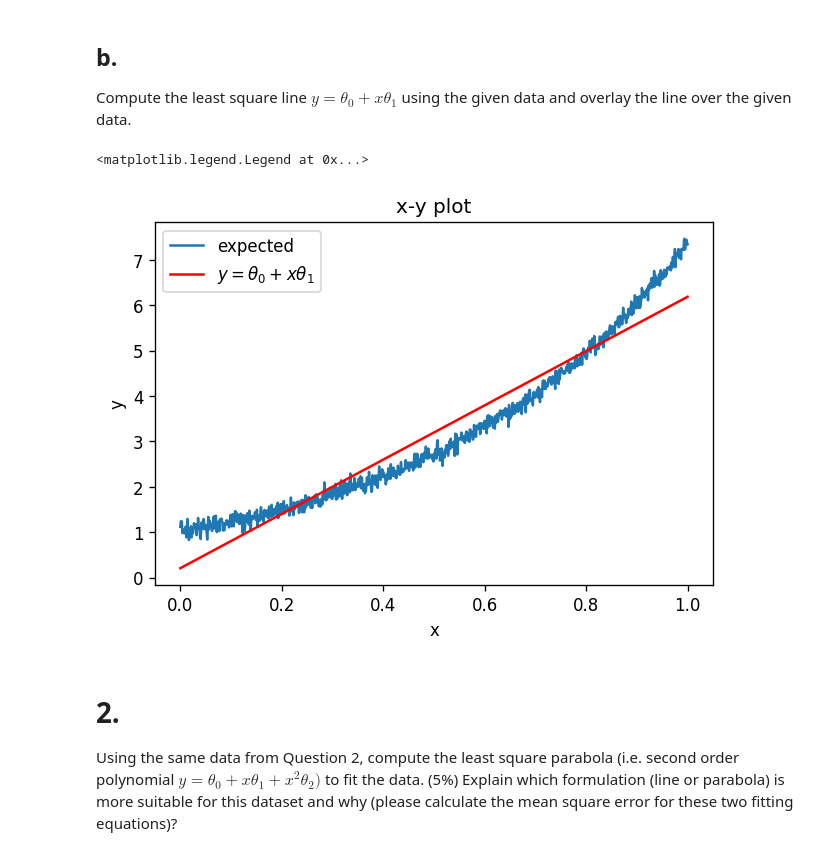
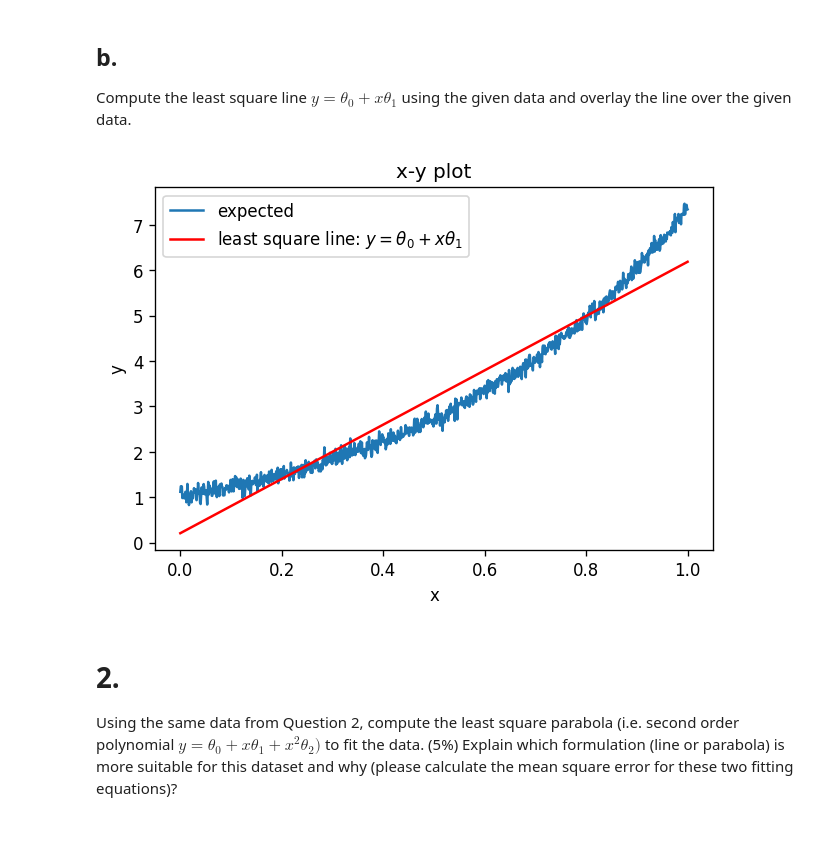
Before and after one commit to mequanent/Deep-Learning, a Jupyter notebook: Maths_for_Deep_Learning.ipynb, the cells around one changed output. Cells and saved outputs as stored; diff of their text form; code cells hidden in the pictures.

```diff
--- a/Maths_for_Deep_Learning.ipynb
+++ b/Maths_for_Deep_Learning.ipynb
@@ -57,16 +59,26 @@ Y1 = θ10 + θ11 * x
 # %%
-# plot y = θ10 + xθ11
+# plot function made common for both linear and quadratic linear regression
+def linear_regression_plot(flag):
+  """ flag to be a string with values either linear or quadratic """
+  plt.figure(num=0, dpi=120)
+  plt.plot(x, y, label = r"expected")
+  if flag == "linear":
+    plt.plot(x, linear_regression(x, y), "r",
+             label="least square line: $y=θ_0+xθ_1$")
+  elif flag == "quadratic":
+    plt.plot(x, quadratic_linear_regression(x, y), "r",
+             label="least square line: $y=θ_0+xθ_1+x^2θ_2$")
+  else:
+    print("please pass either linear or quadratic argument for this function")
 
-plt.figure(num=0, dpi=120)
-plt.plot(x, y, label = r"expected")
-plt.plot(x, Y1, "r", label="$y=θ_0+xθ_1$")
-plt.title("x-y plot")
-plt.xlabel("x")
-plt.ylabel("y")
-plt.legend()
+  plt.title("x-y plot")
+  plt.xlabel("x")
+  plt.ylabel("y")
+  plt.legend()
-# %% [output]
-<matplotlib.legend.Legend at 0x...>
-[figure, removed]
+# %%
+linear_regression_plot("linear")
+# %% [output]
+[figure, added]
 # %% [markdown]
 # 2.
 Using the same data from Question 2, compute the least square parabola (i.e. second order polynomial $y=θ_0+xθ_1+x^2 θ_2)$ to fit the data. (5%) Explain which formulation (line or parabola) is more suitable for this dataset and why (please calculate the mean square error for these two fitting equations)?
```
Also changed, not shown: parts of 33 cells of this notebook.
